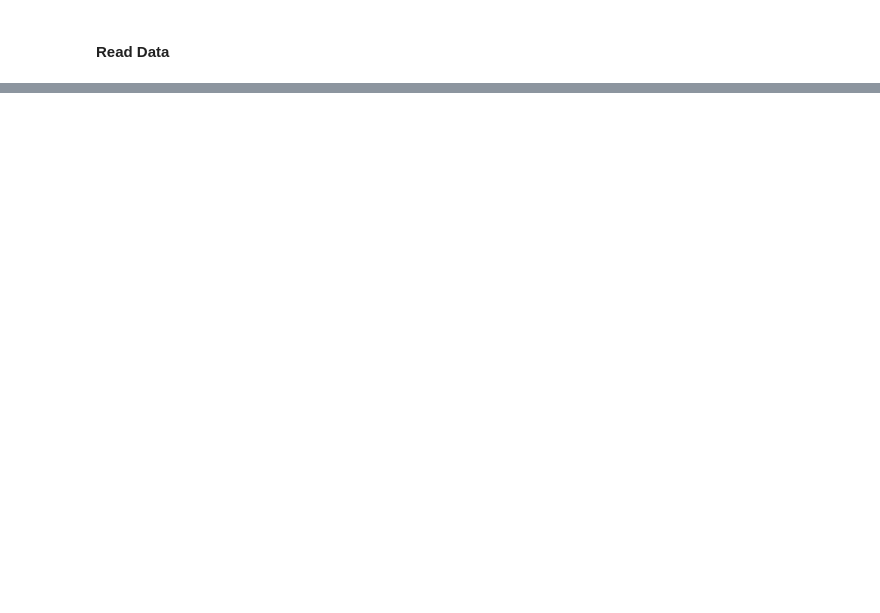
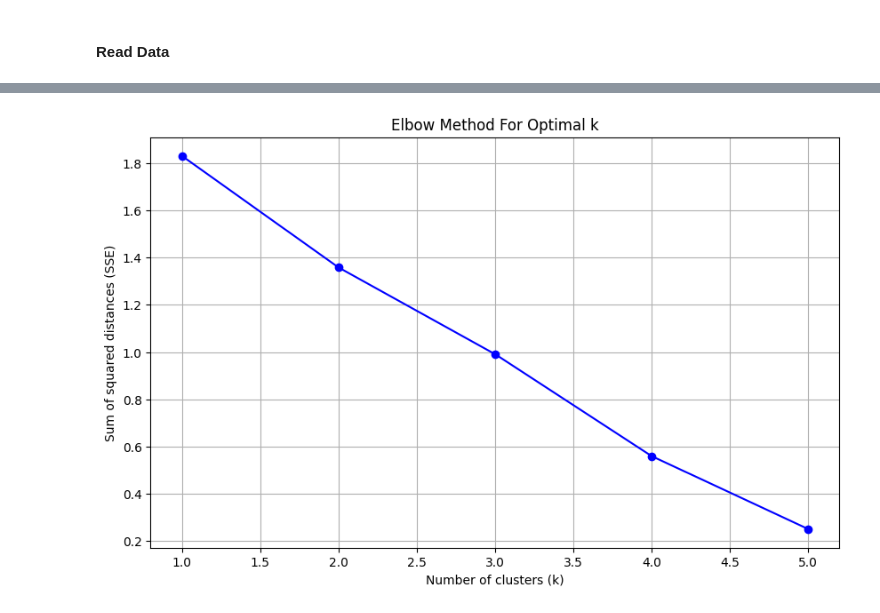
Before and after one commit to audrey-yip/CS315-Final-Project, a Jupyter notebook: data-analysis/intra_clustering_artists.ipynb, the cells around one changed output, grey strips where cells are left out. Saved outputs shown, nothing was run; the diff lists cells and outputs as text; code cells hidden in the pictures; blank space fills up the shorter version.

```diff
--- a/data-analysis/intra_clustering_artists.ipynb
+++ b/data-analysis/intra_clustering_artists.ipynb
@@ -50,0 +288,4 @@ vectorized
+# %%
+flo_milli_data = df[df['artist'] == 'Flo Milli']
+
+flo_milli_data #Never Lose Me is in there!
@@ -50,0 +304,18 @@ vectorized
+# %%
+tfidf_vectors = np.array(flo_milli_data['tfidf_vector'].tolist())
+use_embeddings = np.array(flo_milli_data['use_embeddings'].tolist())
+# %%
+def plot_elbow_curve(data, max_k=5):
+    sse = []
+    for k in range(1, max_k + 1):
+        kmeans = KMeans(n_clusters=k, random_state=42)
+        kmeans.fit(data)
+        sse.append(kmeans.inertia_)
+
+    plt.figure(figsize=(10, 6))
+    plt.plot(range(1, max_k + 1), sse, 'bo-')
+    plt.xlabel('Number of clusters (k)')
+    plt.ylabel('Sum of squared distances (SSE)')
+    plt.title('Elbow Method For Optimal k')
+    plt.grid(True)
+    plt.show()
@@ -50,0 +327,4 @@ vectorized
+# %%
+plot_elbow_curve(use_embeddings)
+# %% [output]
+[figure, added]
```
Also changed, not shown: parts of 36 cells of this notebook.
